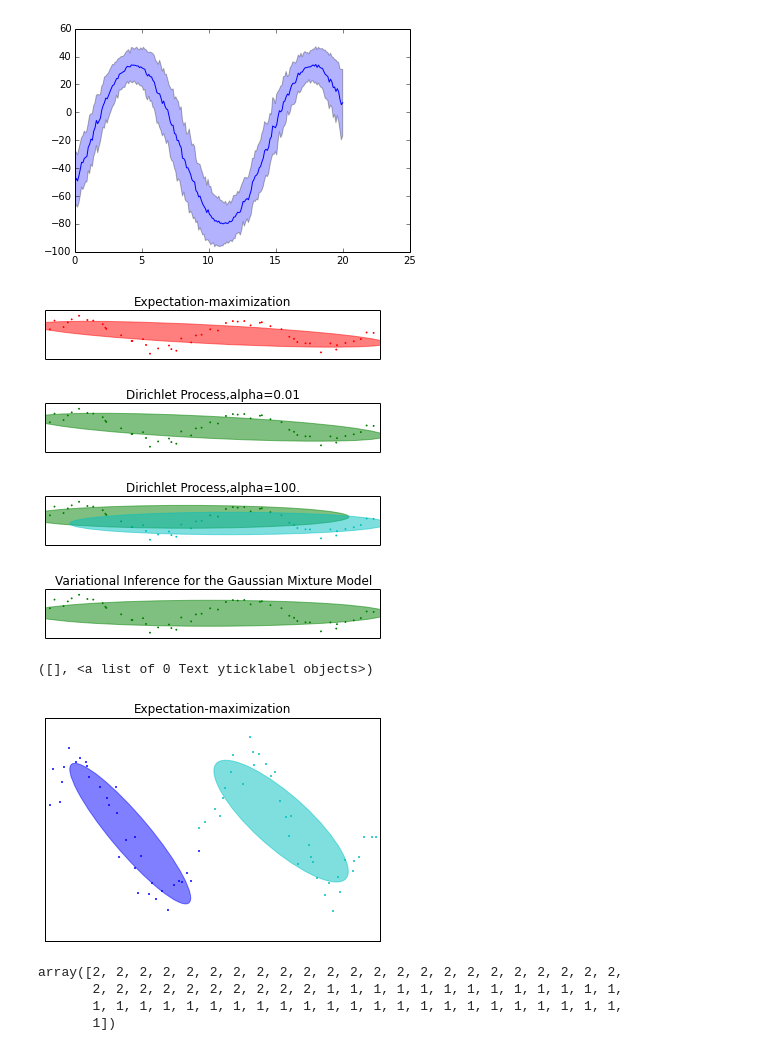
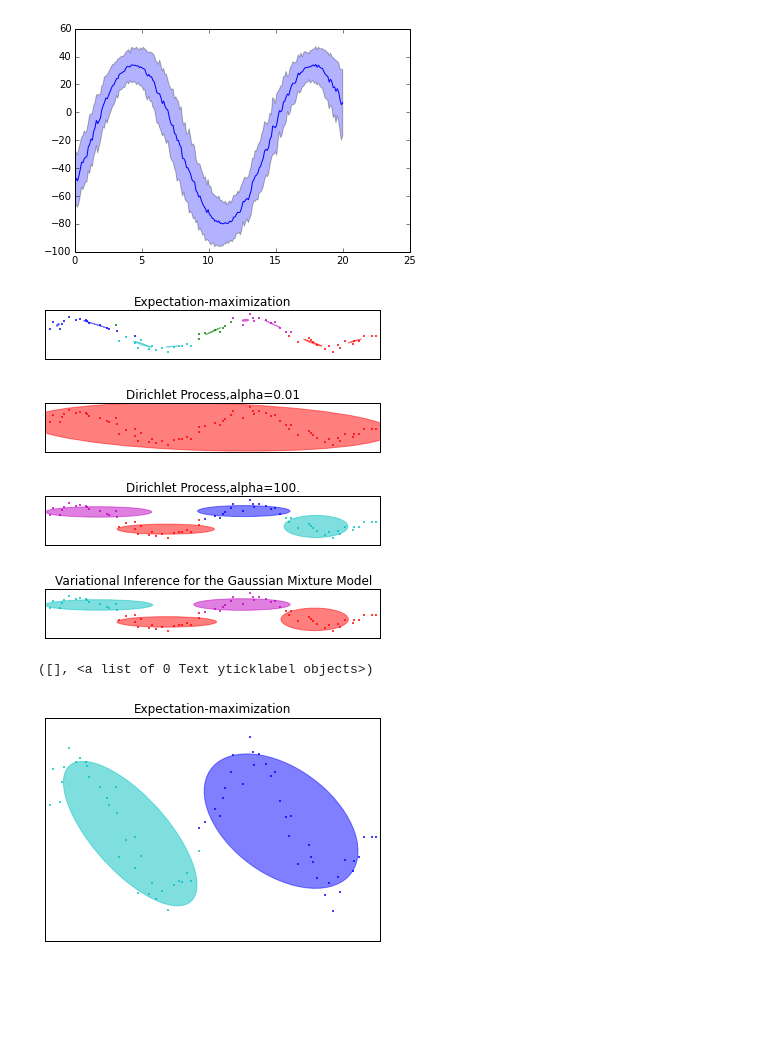
Before and after one commit to show0k/gmm-lbd, a Jupyter notebook: notebooks/generate data.ipynb, the cells around one changed output. Cells and saved outputs as stored; diff of their text form; code cells hidden in the pictures; blank space fills up the shorter version.

```diff
--- a/notebooks/generate data.ipynb
+++ b/notebooks/generate data.ipynb
@@ -133,7 +133,7 @@ color_iter = itertools.cycle(['r', 'g', 'b', 'c', 'm'])
 
 
 for i, (clf, title) in enumerate([
-        (mixture.GMM(n_components=1, covariance_type='full', n_iter=100),
+        (mixture.GMM(n_components=10, covariance_type='full', n_iter=100),
          "Expectation-maximization"),
         (mixture.DPGMM(n_components=10, covariance_type='full', alpha=0.01,
                        n_iter=100),
@@ -141,43 +141,43 @@ for i, (clf, title) in enumerate([
         (mixture.DPGMM(n_components=10, covariance_type='diag', alpha=100.,
                        n_iter=100),
          "Dirichlet Process,alpha=100."),
-        (mixture.VBGMM(n_components=1, covariance_type='diag',n_iter=100),
+        (mixture.VBGMM(n_components=10, covariance_type='diag',n_iter=100),
          "Variational Inference for the Gaussian Mixture Model")]):
 
     clf.fit(X)
     splot = plt.subplot(4, 1, 1 + i)
     Y_ = clf.predict(X)
     for i, (mean, covar, color) in enumerate(zip(
             clf.means_, clf._get_covars(), color_iter)):
         v, w = linalg.eigh(covar)
         u = w[0] / linalg.norm(w[0])
         # as the DP will not use every component it has access to
         # unless it needs it, we shouldn't plot the redundant
         # components.
         if not np.any(Y_ == i):
             continue
         plt.scatter(X[Y_ == i, 0], X[Y_ == i, 1], .8, color=color)
         # Plot an ellipse to show the Gaussian component
         angle = np.arctan(u[1] / u[0])
         angle = 180 * angle / np.pi  # convert to degrees
-        ell = mpl.patches.Ellipse(mean, v[0], v[1], 180 + angle, color=color)
+        ell = mpl.patches.Ellipse(mean, 2*v[0], v[1], 180 + angle, color=color)
         ell.set_clip_box(splot.bbox)
         ell.set_alpha(0.5)
         splot.add_artist(ell)
 
 
     plt.xlim(-6, 4 * np.pi - 6)
     plt.ylim(-5, 5)
     plt.title(title)
     plt.xticks(())
     plt.yticks(())
 
     plt.show()
 # %% [output]
-[figure, old version]
+[figure, new version]
-[figure, old version]
+[figure, new version]
-[figure, old version]
+[figure, new version]
-[figure, old version]
+[figure, new version]
 # %%
 color_iter = itertools.cycle(['r', 'g', 'b', 'c', 'm'])
 
@@ -202,7 +202,7 @@ for i, (mean, covar, color) in enumerate(zip(
         # Plot an ellipse to show the Gaussian component
         angle = np.arctan(u[1] / u[0])
         angle = 180 * angle / np.pi  # convert to degrees
-        ell = mpl.patches.Ellipse(mean, v[0], v[1], 180 + angle, color=color)
+        ell = mpl.patches.Ellipse(mean, 2*v[0], v[1], 180 + angle, color=color)
         ell.set_clip_box(splot.bbox)
         ell.set_alpha(0.5)
         splot.add_artist(ell)
@@ -214,11 +214,4 @@ plt.xticks(())
 plt.yticks(())
 # %% [output]
 ([], <a list of 0 Text yticklabel objects>)
-[figure, old version]
+[figure, new version]
-# %%
-Y_
-# %% [output]
-array([2, 2, 2, 2, 2, 2, 2, 2, 2, 2, 2, 2, 2, 2, 2, 2, 2, 2, 2, 2, 2, 2, 2,
-       2, 2, 2, 2, 2, 2, 2, 2, 2, 2, 1, 1, 1, 1, 1, 1, 1, 1, 1, 1, 1, 1, 1,
-       1, 1, 1, 1, 1, 1, 1, 1, 1, 1, 1, 1, 1, 1, 1, 1, 1, 1, 1, 1, 1, 1, 1,
-       1])
```
Also changed, not shown: parts of 6 cells of this notebook, 3 other files.
